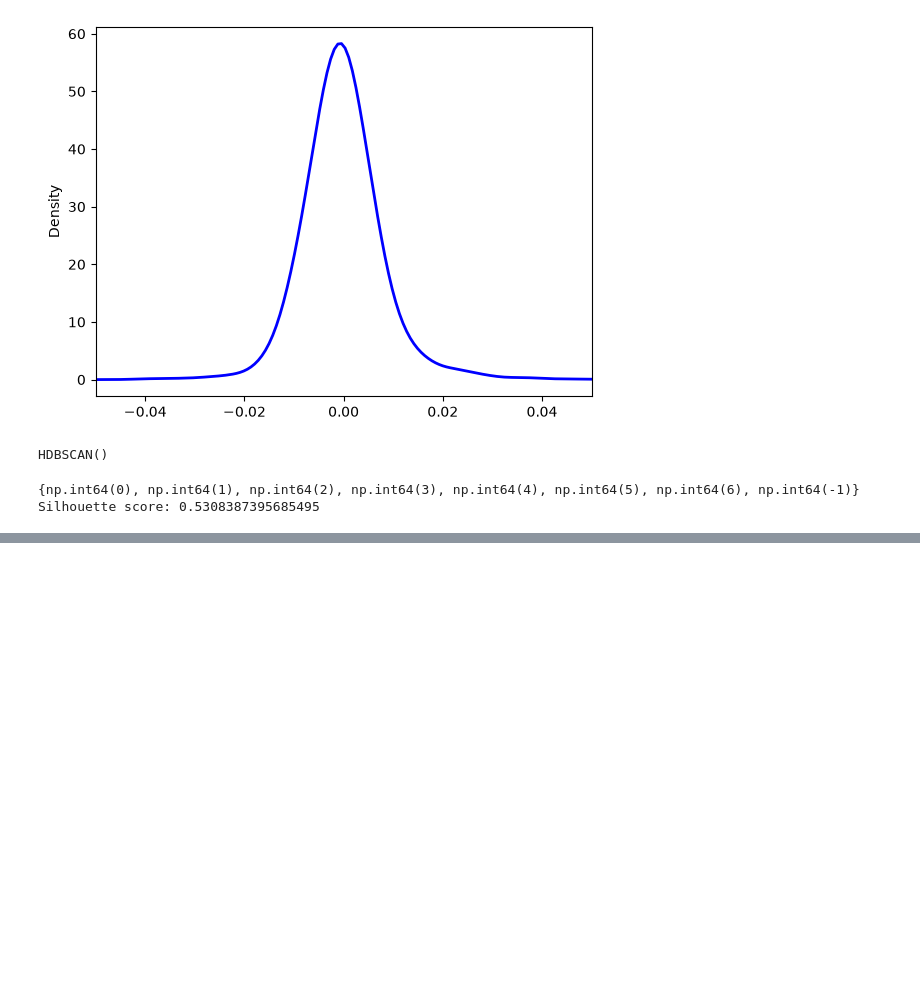
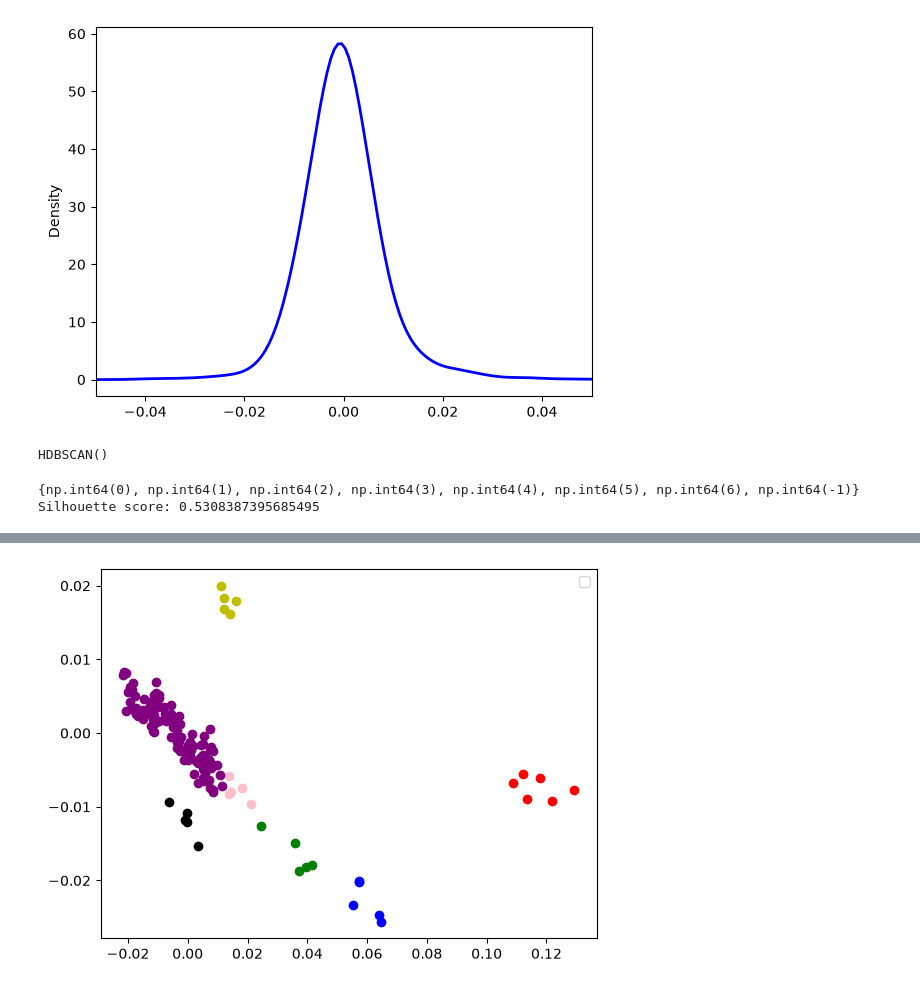
Before and after one commit to danielgg1/IMDB-Text-Clustering, a Jupyter notebook: report.ipynb, the cells around one changed output, grey strips where cells are left out. Cells and saved outputs as stored; diff of their text form; code cells hidden in the pictures; blank space fills up the shorter version.

Commit message:
update hdbscan

```diff
--- a/report.ipynb
+++ b/report.ipynb
@@ -466,3 +466,14 @@ print(f"Silhouette score: {silhouette}")
 # %% [output]
 {np.int64(0), np.int64(1), np.int64(2), np.int64(3), np.int64(4), np.int64(5), np.int64(6), np.int64(-1)}
 Silhouette score: 0.5308387395685495
+# %%
+# Plotting hdbscan.exemplars
+pca = PCA(n_components=2)
+all_exemplars_class = []
+all_exemplars = []
+for i, cluster in enumerate(hdbscan.exemplars_):
+    for vector in cluster:
+        all_exemplars_class.append((i, vector))
+        all_exemplars.append(vector)
+
+all_exemplars_class
@@ -468,0 +498,9 @@ Silhouette score: 0.5308387395685495
+# %%
+exemplars = pca.fit_transform(all_exemplars)
+
+for c, e in all_exemplars_class:
+    plt.scatter(e[0], e[1], c = ["r", "b", "g", "y", "black", "pink", "purple"][c])
+plt.legend()
+plt.show()
+# %% [output]
+[figure, added]
```
Also changed, not shown: parts of 1 cell of this notebook.
